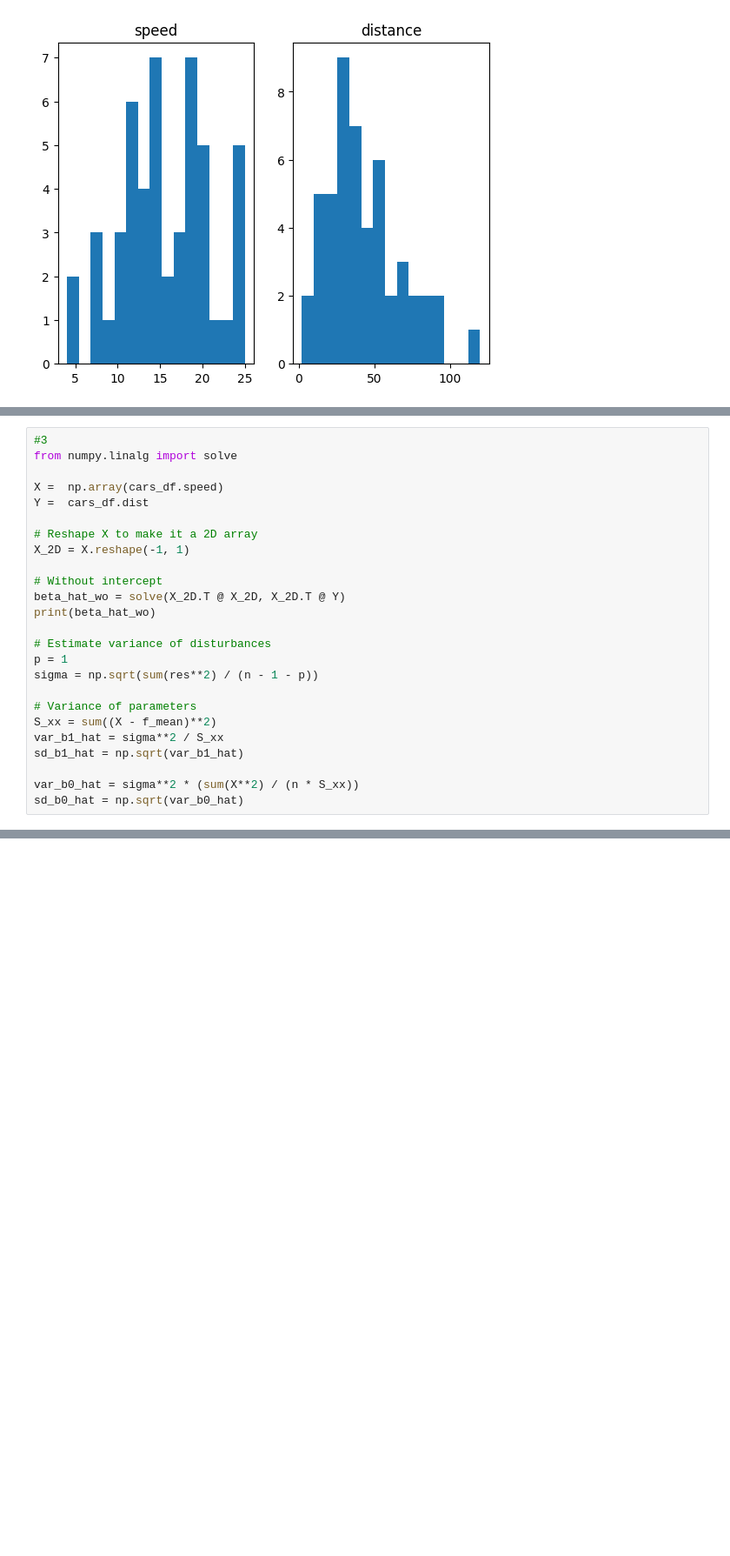
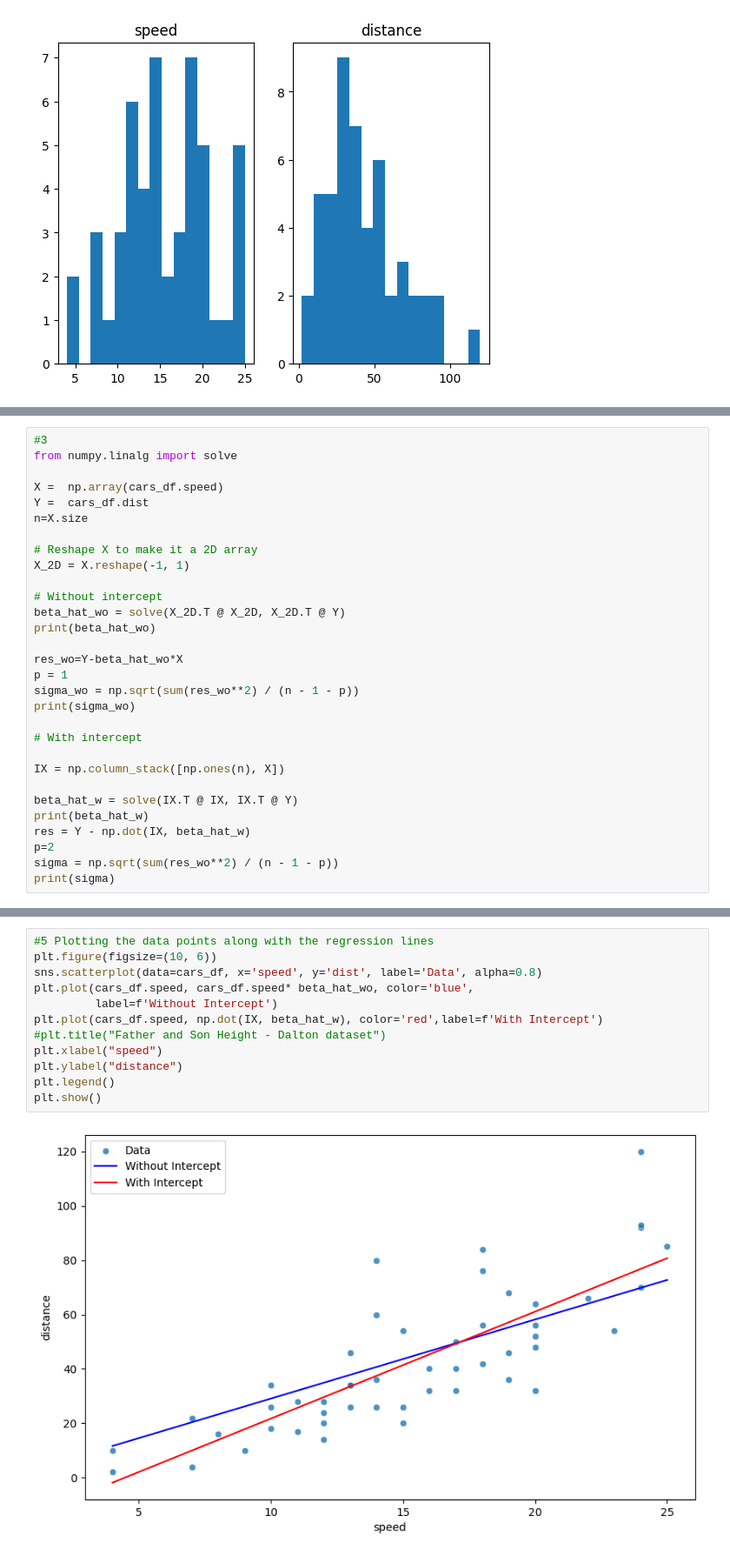
Before and after one commit to rusave/radcv, a Jupyter notebook: Kopie_sešitu_01RAD_ex01_python.ipynb, the cells around one changed output, grey strips where cells are left out. Shown at 87% size. Cells and saved outputs as stored; diff of their text form; blank space fills up the shorter version.

```diff
--- a/Kopie_sešitu_01RAD_ex01_python.ipynb
+++ b/Kopie_sešitu_01RAD_ex01_python.ipynb
@@ -773,6 +782,7 @@ from numpy.linalg import solve
 
 X =  np.array(cars_df.speed)
 Y =  cars_df.dist
+n=X.size
 
 # Reshape X to make it a 2D array
 X_2D = X.reshape(-1, 1)
@@ -781,16 +791,20 @@ X_2D = X.reshape(-1, 1)
 beta_hat_wo = solve(X_2D.T @ X_2D, X_2D.T @ Y)
 print(beta_hat_wo)
 
-# Estimate variance of disturbances
+res_wo=Y-beta_hat_wo*X
 p = 1
-sigma = np.sqrt(sum(res**2) / (n - 1 - p))
+sigma_wo = np.sqrt(sum(res_wo**2) / (n - 1 - p))
+print(sigma_wo)
 
-# Variance of parameters
-S_xx = sum((X - f_mean)**2)
-var_b1_hat = sigma**2 / S_xx
-sd_b1_hat = np.sqrt(var_b1_hat)
+# With intercept
 
-var_b0_hat = sigma**2 * (sum(X**2) / (n * S_xx))
-sd_b0_hat = np.sqrt(var_b0_hat)
+IX = np.column_stack([np.ones(n), X])
+
+beta_hat_w = solve(IX.T @ IX, IX.T @ Y)
+print(beta_hat_w)
+res = Y - np.dot(IX, beta_hat_w)
+p=2
+sigma = np.sqrt(sum(res_wo**2) / (n - 1 - p))
+print(sigma)
 # %% [output]
 [2.90913214]
@@ -796,0 +832,14 @@ sd_b0_hat = np.sqrt(var_b0_hat)
+# %%
+#5 Plotting the data points along with the regression lines
+plt.figure(figsize=(10, 6))
+sns.scatterplot(data=cars_df, x='speed', y='dist', label='Data', alpha=0.8)
+plt.plot(cars_df.speed, cars_df.speed* beta_hat_wo, color='blue',
+         label=f'Without Intercept')
+plt.plot(cars_df.speed, np.dot(IX, beta_hat_w), color='red',label=f'With Intercept')
+#plt.title("Father and Son Height - Dalton dataset")
+plt.xlabel("speed")
+plt.ylabel("distance")
+plt.legend()
+plt.show()
+# %% [output]
+[figure, added]
```
Also changed, not shown: parts of 4 cells of this notebook.
